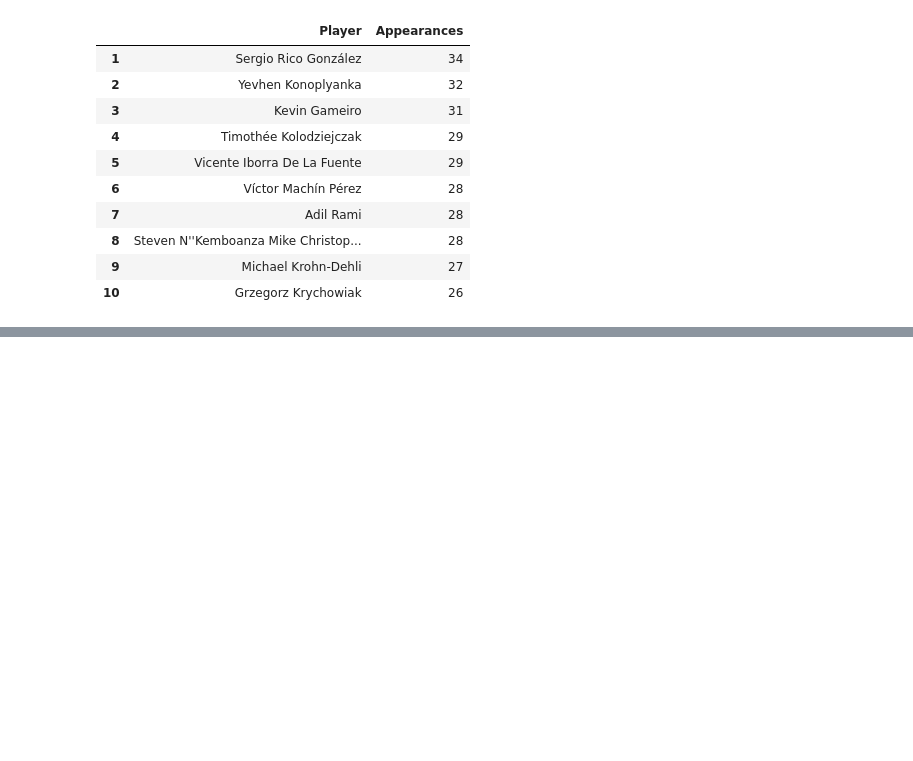
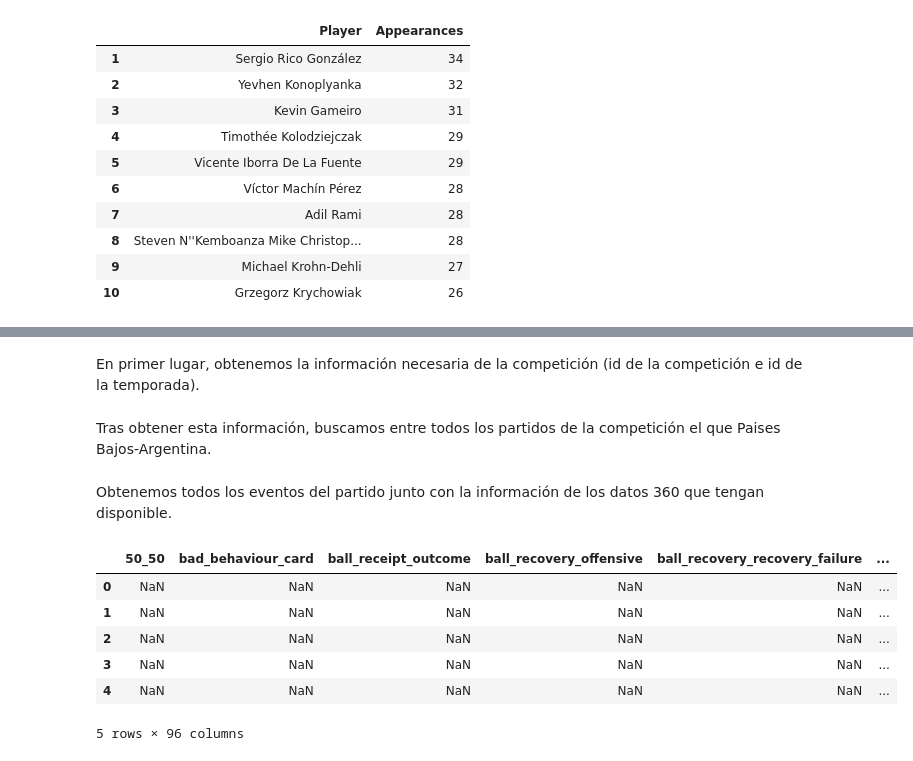
Before and after one commit to Jaime-Linares/EDA-FootySage, a Jupyter notebook: EDA(FootySage).ipynb, the cells around one changed output, grey strips where cells are left out. Cells and saved outputs as stored; diff of their text form; code cells hidden in the pictures; blank space fills up the shorter version.

```diff
--- a/EDA(FootySage).ipynb
+++ b/EDA(FootySage).ipynb
@@ -723,0 +730,40 @@ top_jugadores_laliga_1516_male_sevilla.head(10)
+# %% [markdown]
+En primer lugar, obtenemos la información necesaria de la competición (id de la competición e id de la temporada).
+# %%
+competition_name = "FIFA World Cup"
+competition_gender = "male"
+season_name = "2022"
+
+competitions = sb.competitions()
+competition = competitions[(competitions['competition_name'] == competition_name) & (competitions['competition_gender'] == competition_gender) &
+                              (competitions['season_name'] == season_name)]
+
+if competition.shape[0] == 0:
+        raise ValueError('No such competition found. Please check the competition, season and gender name.')
+competition_id = competition['competition_id'].values[0]
+season_id = competition['season_id'].values[0]
+# %% [markdown]
+Tras obtener esta información, buscamos entre todos los partidos de la competición el que Paises Bajos-Argentina.
+# %%
+matches = sb.matches(competition_id=competition_id, season_id=season_id)
+if matches.shape[0] == 0:
+        raise ValueError('No such matches found. Please check the competition_id and season_id.')
+
+paises_bajos_argentina = matches[(matches['home_team'] == 'Netherlands') & (matches['away_team'] == 'Argentina')]
+if paises_bajos_argentina.shape[0] == 0:
+        raise ValueError('No such match found. Please check the teams names.')
+
+match_id = paises_bajos_argentina['match_id'].values[0]
+# %% [markdown]
+Obtenemos todos los eventos del partido junto con la información de los datos 360 que tengan disponible.
+# %%
+events_paises_bajos_argentina_df = sb.events(match_id=match_id)
+events_paises_bajos_argentina_df.head()
+# %% [output]
+|  | 50_50 | bad_behaviour_card | ball_receipt_outcome | ball_recovery_offensive | ball_recovery_recovery_failure | ... |
+| 0 | NaN | NaN | NaN | NaN | NaN | ... |
+| 1 | NaN | NaN | NaN | NaN | NaN | ... |
+| 2 | NaN | NaN | NaN | NaN | NaN | ... |
+| 3 | NaN | NaN | NaN | NaN | NaN | ... |
+| 4 | NaN | NaN | NaN | NaN | NaN | ... |
+5 rows × 96 columns
```
Also changed, not shown: parts of 13 cells of this notebook, 1 other file.
